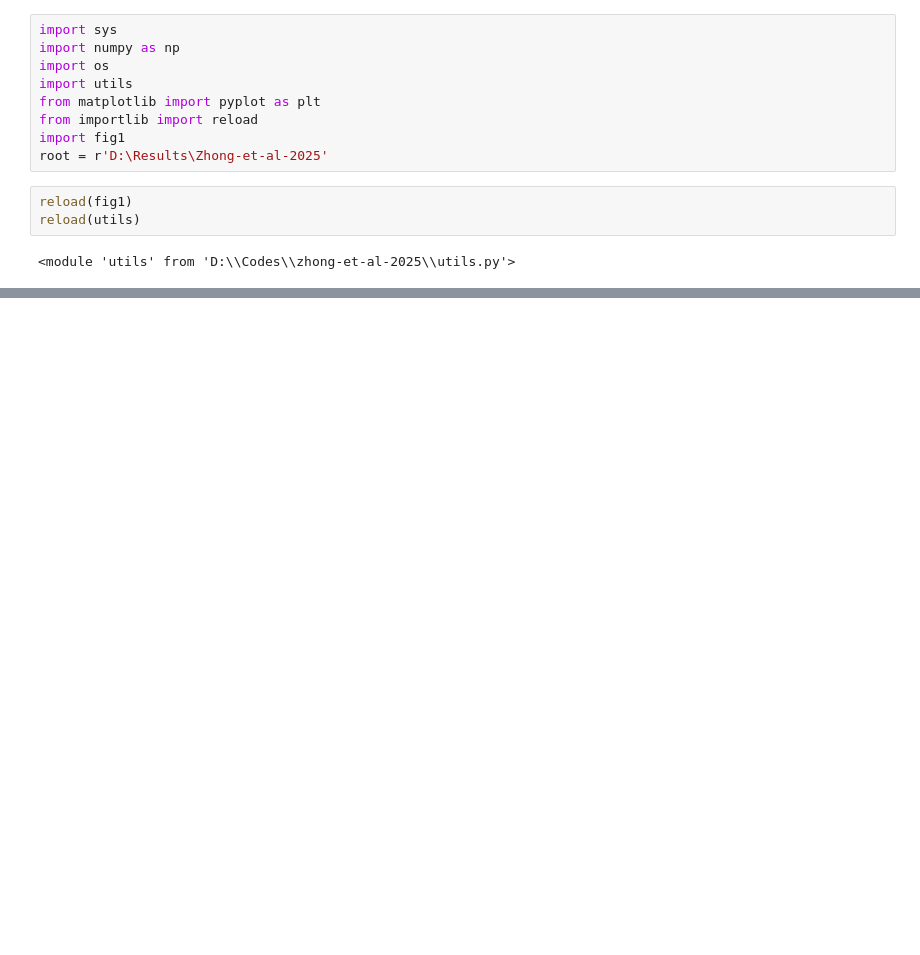
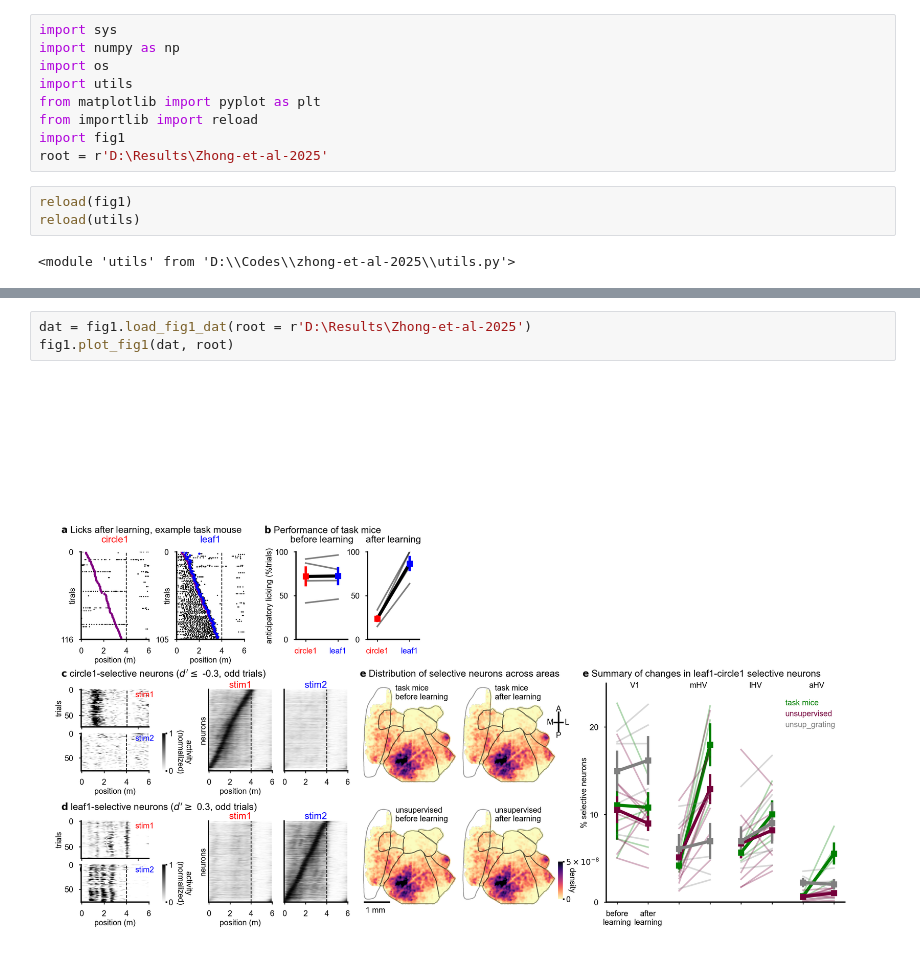
Before and after one commit to MouseLand/zhong-et-al-2025, a Jupyter notebook: Fig1.ipynb, the cells around one changed output, grey strips where cells are left out. Drawn from its saved outputs; the diff is of its cells as text; blank space fills up the shorter version.

```diff
--- a/Fig1.ipynb
+++ b/Fig1.ipynb
@@ -161,0 +15,5 @@ Text(0.67, 0.44, '$\\bf{e}$ Summary of changes in leaf1-circle1 selective neuron
+# %%
+dat = fig1.load_fig1_dat(root = r'D:\Results\Zhong-et-al-2025')
+fig1.plot_fig1(dat, root)
+# %% [output]
+[figure, added]
```
Also changed, not shown: parts of 5 cells of this notebook, 1 other file.
